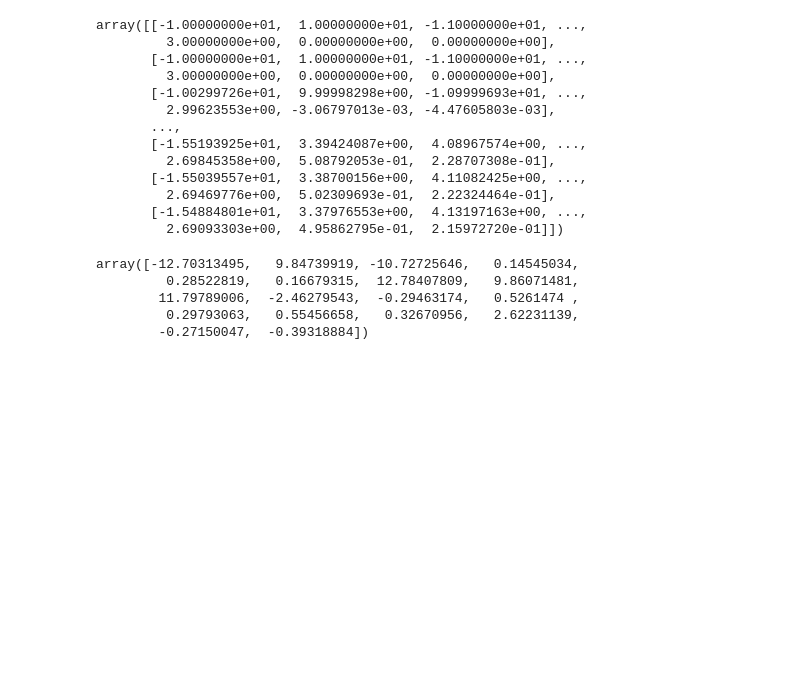
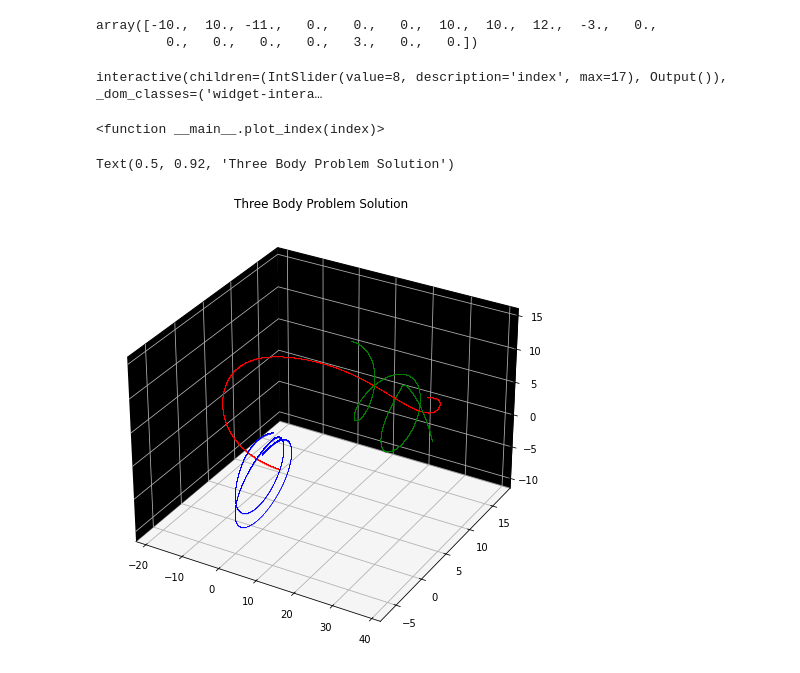
Before and after one commit to lacacr/RL_3BodyProblem, a Jupyter notebook: 3BodyProblemSolvingExample.ipynb, the cells around one changed output. Drawn from its saved outputs; the diff is of its cells as text; code cells hidden in the pictures; blank space fills up the shorter version.

Commit message:
Add plots to example

```diff
--- a/3BodyProblemSolvingExample.ipynb
+++ b/3BodyProblemSolvingExample.ipynb
@@ -11,8 +13,8 @@ G = 9.8
 # %%
 # Set solver parameters
 t0 = 0
-T = 10
-n = 1000
+T = 25
+n = 20000
 # %%
 # Set initial conditions
 r1 = np.empty(3)
@@ -52,27 +54,11 @@ X[15:18] = v3
 # %%
 # Call solver
 solver = ThreeBodyProblem(m, X, T, t0, n, G)
-# %%
-solver.Xs
-# %% [output]
-array([[-1.00000000e+01,  1.00000000e+01, -1.10000000e+01, ...,
-         3.00000000e+00,  0.00000000e+00,  0.00000000e+00],
-       [-1.00000000e+01,  1.00000000e+01, -1.10000000e+01, ...,
-         3.00000000e+00,  0.00000000e+00,  0.00000000e+00],
-       [-1.00299726e+01,  9.99998298e+00, -1.09999693e+01, ...,
-         2.99623553e+00, -3.06797013e-03, -4.47605803e-03],
-       ...,
-       [-1.55193925e+01,  3.39424087e+00,  4.08967574e+00, ...,
-         2.69845358e+00,  5.08792053e-01,  2.28707308e-01],
-       [-1.55039557e+01,  3.38700156e+00,  4.11082425e+00, ...,
-         2.69469776e+00,  5.02309693e-01,  2.22324464e-01],
-       [-1.54884801e+01,  3.37976553e+00,  4.13197163e+00, ...,
-         2.69093303e+00,  4.95862795e-01,  2.15972720e-01]])
+# %%
+Xs = solver.Xs
+Xs[0]
+# %% [output]
+array([-10.,  10., -11.,   0.,   0.,   0.,  10.,  10.,  12.,  -3.,   0.,
+         0.,   0.,   0.,   0.,   3.,   0.,   0.])
 # %%
-solver.S(1)
+#solver.S(1)
-# %% [output]
-array([-12.70313495,   9.84739919, -10.72725646,   0.14545034,
-         0.28522819,   0.16679315,  12.78407809,   9.86071481,
-        11.79789006,  -2.46279543,  -0.29463174,   0.5261474 ,
-         0.29793063,   0.55456658,   0.32670956,   2.62231139,
-        -0.27150047,  -0.39318884])
@@ -78,0 +73,20 @@ array([-12.70313495,   9.84739919, -10.72725646,   0.14545034,
+# %%
+ipy.interact(plot_index, index=(0, 17))
+# %% [output]
+interactive(children=(IntSlider(value=8, description='index', max=17), Output()), _dom_classes=('widget-intera…
+<function __main__.plot_index(index)>
+# %%
+fig = plt.figure(figsize=(8, 8))
+ax = fig.add_subplot(projection='3d')
+fig.gca().patch.set_facecolor('white')
+
+plt.plot(Xs[:,0], Xs[:,1], Xs[:,2], '^', color='red', lw=0.05, markersize=0.1, alpha=1)
+plt.plot(Xs[:,6], Xs[:,7], Xs[:,8], '^', color='green', lw=0.05, markersize=0.1, alpha=1)
+plt.plot(Xs[:,12], Xs[:,13], Xs[:,14], '^', color='blue', lw=0.05, markersize=0.1, alpha=1)
+plt.axis('on')
+ax.xaxis.set_pane_color((0.0, 0.0, 0.0, 1.0))
+ax.yaxis.set_pane_color((0.0, 0.0, 0.0, 1.0))
+plt.title(f'Three Body Problem Solution')
+# %% [output]
+Text(0.5, 0.92, 'Three Body Problem Solution')
+[figure, added]
```
Also changed, not shown: parts of 2 cells of this notebook, 1 other file.
